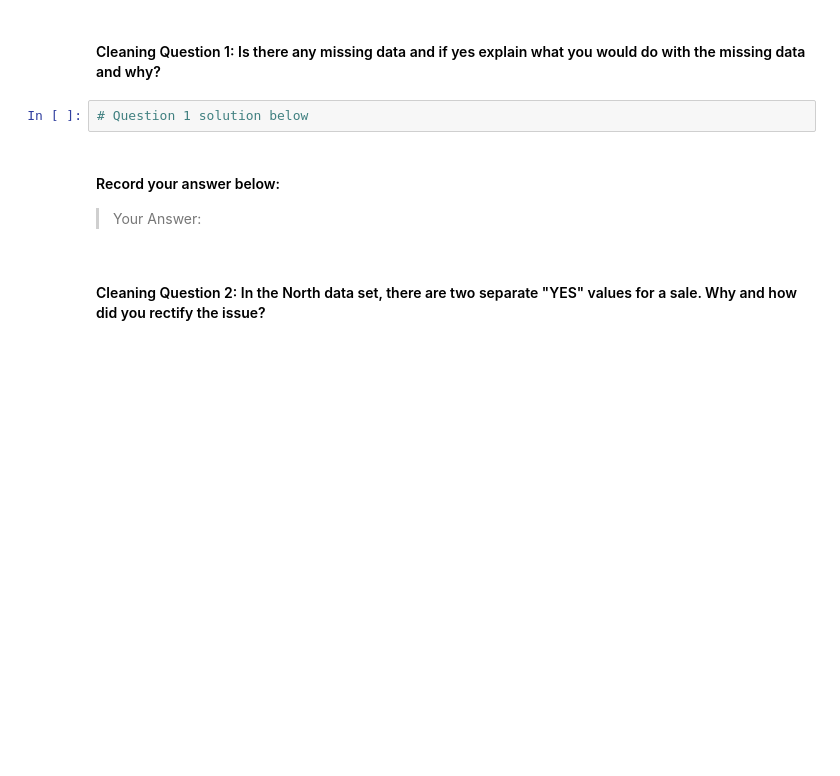
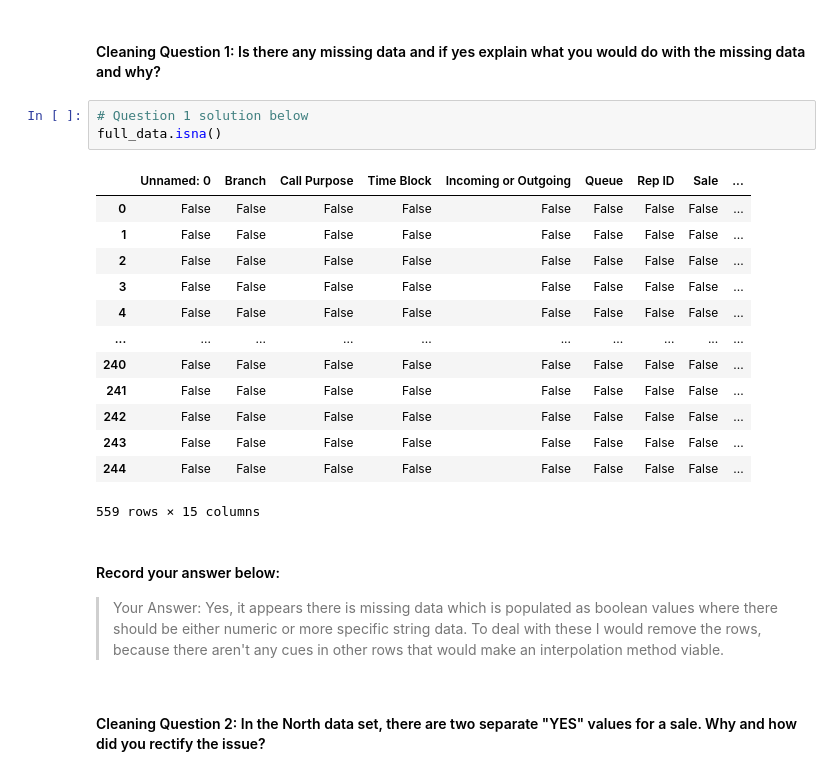
Before and after one commit to isaacevans010/call-center-cleanup-assignment, a Jupyter notebook: Call_Center_Cleanup.ipynb, the cells around one changed output. Drawn from its saved outputs; the diff is of its cells as text; blank space fills up the shorter version.

```diff
--- a/Call_Center_Cleanup.ipynb
+++ b/Call_Center_Cleanup.ipynb
@@ -155,10 +155,25 @@ Now you need to clean up the datasets. When cleaning the datasets, you may find
 #### Cleaning Question 1:  Is there any missing data and if yes explain what you would do with the missing data and why?
 # %%
 # Question 1 solution below
+full_data.isna()
+# %% [output]
+|  | Unnamed: 0 | Branch | Call Purpose | Time Block | Incoming or Outgoing | Queue | Rep ID | Sale | ... |
+| 0 | False | False | False | False | False | False | False | False | ... |
+| 1 | False | False | False | False | False | False | False | False | ... |
+| 2 | False | False | False | False | False | False | False | False | ... |
+| 3 | False | False | False | False | False | False | False | False | ... |
+| 4 | False | False | False | False | False | False | False | False | ... |
+| ... | ... | ... | ... | ... | ... | ... | ... | ... | ... |
+| 240 | False | False | False | False | False | False | False | False | ... |
+| 241 | False | False | False | False | False | False | False | False | ... |
+| 242 | False | False | False | False | False | False | False | False | ... |
+| 243 | False | False | False | False | False | False | False | False | ... |
+| 244 | False | False | False | False | False | False | False | False | ... |
+559 rows × 15 columns
 # %% [markdown]
 #### Record your answer below:
 
-> Your Answer:
+> Your Answer: Yes, it appears there is missing data which is populated as boolean values where there should be either numeric or more specific string data. To deal with these I would remove the rows, because there aren't any cues in other rows that would make an interpolation method viable.
 # %% [markdown]
 #### Cleaning Question 2:  In the North data set, there are two separate "YES" values for a sale. Why and how did you rectify the issue?
 # %%
```
Also changed, not shown: parts of 1 cell of this notebook.
